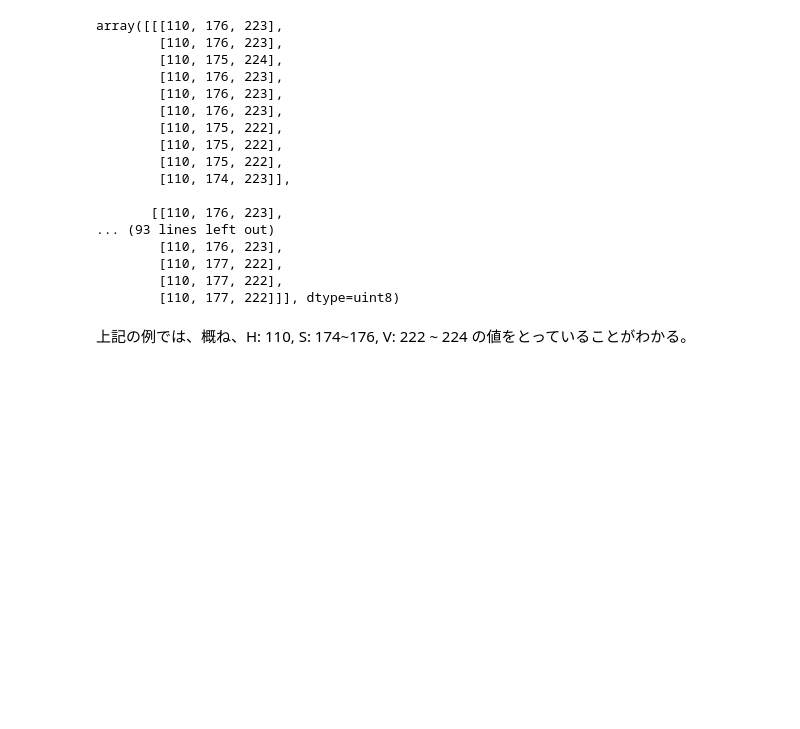
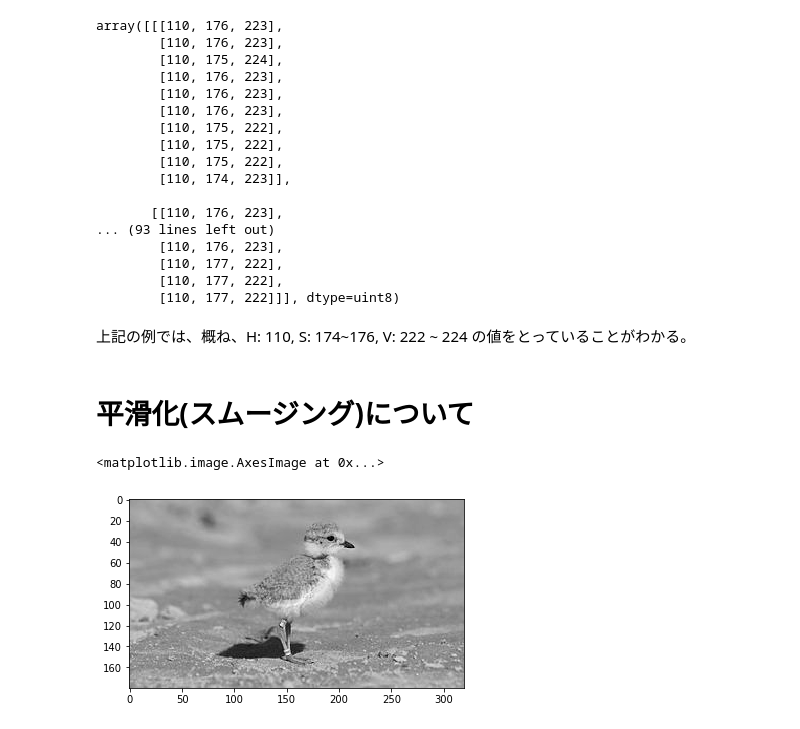
Before and after one commit to fukumame/learning_opencv, a Jupyter notebook: OpenCV.ipynb, the cells around one changed output. Drawn from its saved outputs; the diff is of its cells as text; code cells hidden in the pictures; blank space fills up the shorter version.

```diff
--- a/OpenCV.ipynb
+++ b/OpenCV.ipynb
@@ -243,3 +242,20 @@ array([[[110, 176, 223],
         [110, 177, 222]]], dtype=uint8)
 # %% [markdown]
 上記の例では、概ね、H: 110, S: 174~176, V: 222 ~ 224 の値をとっていることがわかる。
+# %% [markdown]
+# 平滑化(スムージング)について
+# %%
+# しきい値処理
+def binary_threshold_for_smoothing(grayed, dark_line_thresh, light_line_thresh):
+    # 引数で指定された値よりも小さい値(暗い色)を黒くし、大きい値(明るい色)を白くする。
+    th, d_lined = cv2.threshold(grayed, dark_line_thresh, 255, cv2.THRESH_BINARY)
+    # 引数で指定された値よりも小さい値(暗い色)を白くし、大きい値(明るい色)を黒くする。
+    th, l_lined = cv2.threshold(grayed, light_line_thresh, 255, cv2.THRESH_BINARY_INV)
+    merged = np.minimum(d_lined, l_lined)
+    return merged
+
+grayed = to_grayscale('img/bird_for_smoothing.jpg')
+plt.imshow(grayed, cmap='gray')
+# %% [output]
+<matplotlib.image.AxesImage at 0x...>
+[figure, added]
```
Also changed, not shown: parts of 8 cells of this notebook, 1 other file.
